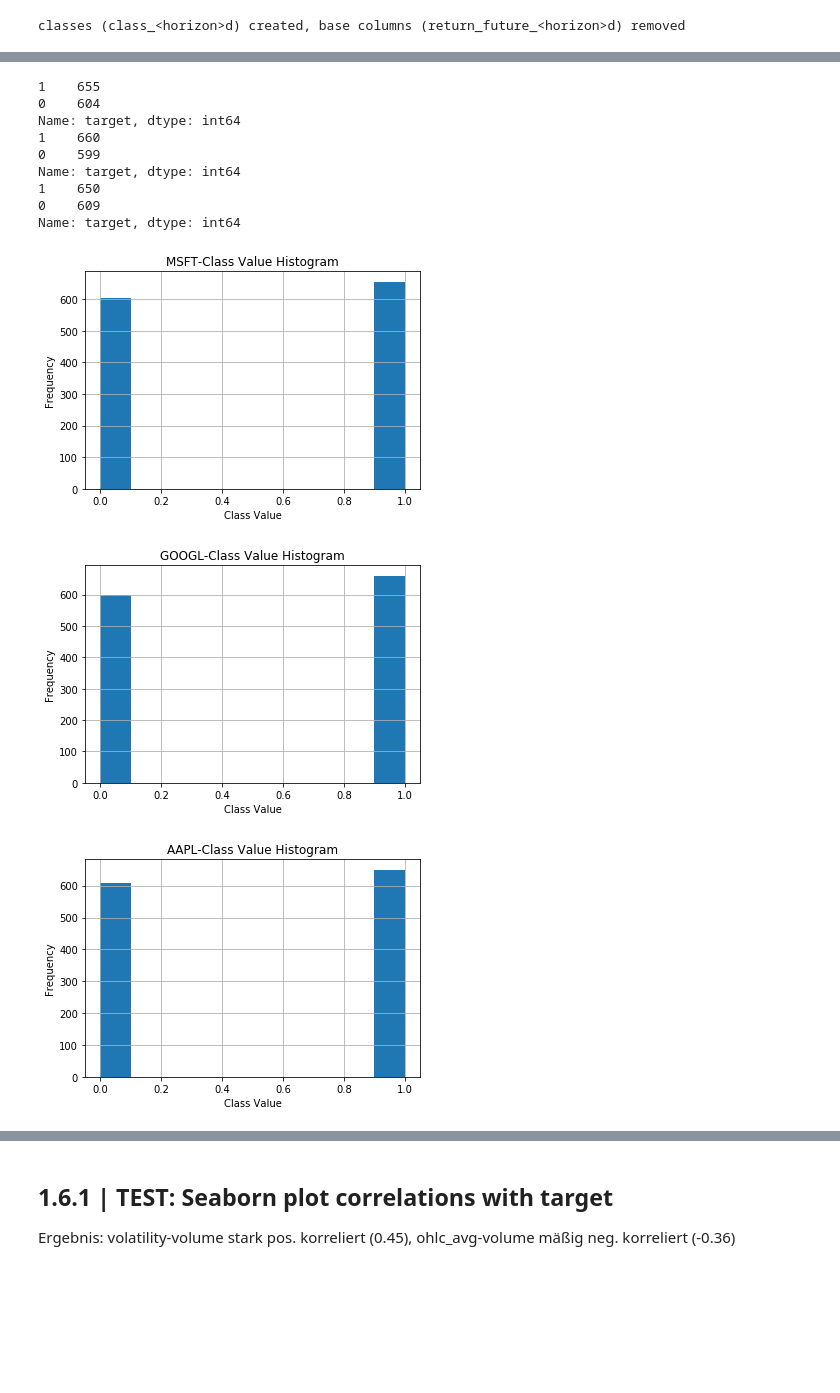
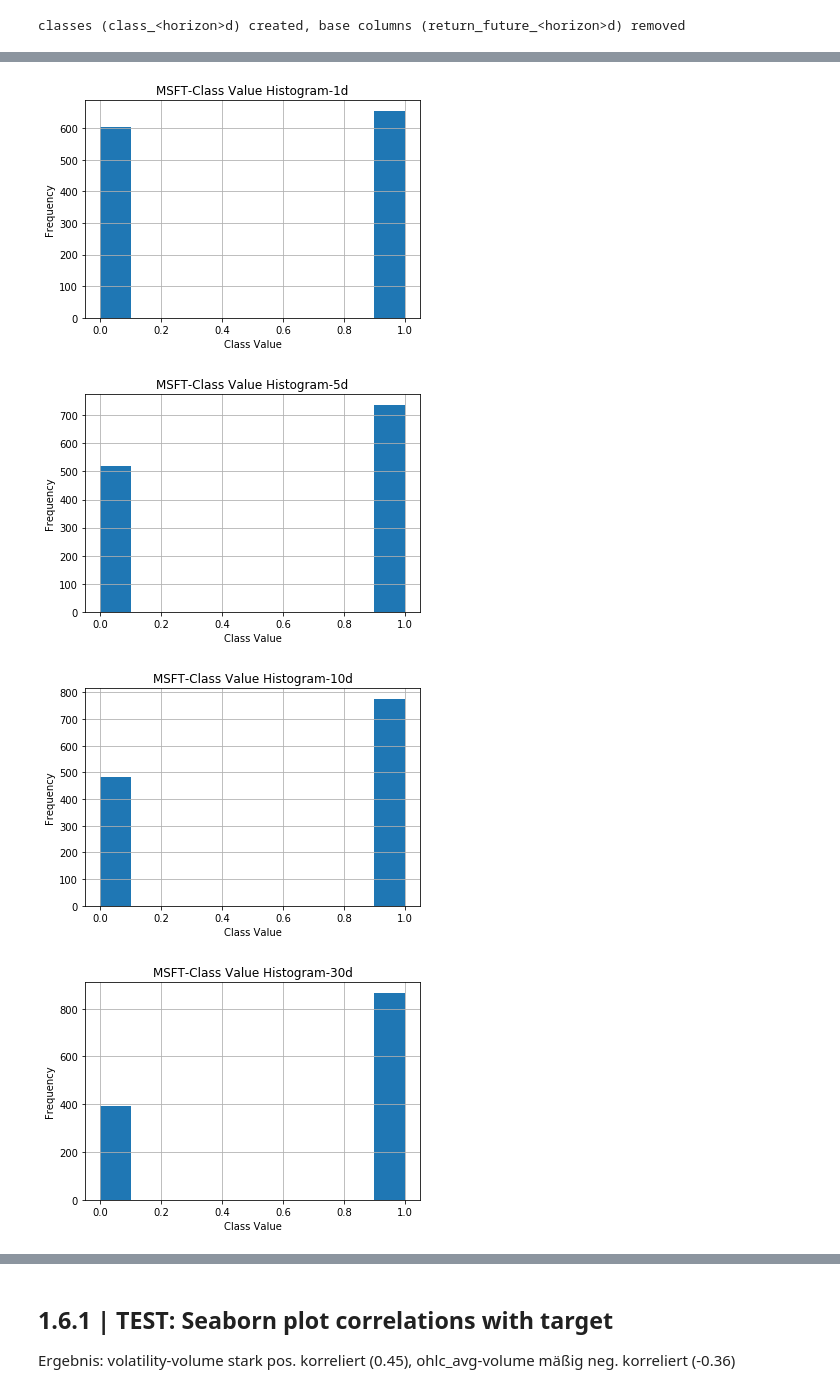
Before and after one commit to feschu/BSc-Thesis-ML, a Jupyter notebook: Evaluation of DT and RF Classifiers in the Financial Domain.ipynb, the cells around one changed output, grey strips where cells are left out. Cells and saved outputs as stored; diff of their text form; code cells hidden in the pictures; blank space fills up the shorter version.

Commit message:
Extended class balance check to iterate through time horizons and save each histogram to Azure repository

```diff
--- a/Evaluation of DT and RF Classifiers in the Financial Domain.ipynb
+++ b/Evaluation of DT and RF Classifiers in the Financial Domain.ipynb
@@ -213,7 +218,7 @@ anomaly_counter=124, or 1.41% of instances
 - Classes are defined for each time horizon to enable for later comparisons
 - Base columns, on which classes are built, are removed to prevent illegal future-peeking features
 # %%
-def define_targets(df, time_horizons=TIME_HORIZONS):
+def define_classes(df, time_horizons=TIME_HORIZONS):
     """
     Create target column in df: 1 means 'Yes, investor should buy stock', 0 means 'No, investor should not buy stock'.
     The assumed trading strategy here is, that the investor buy the stock on a given date and sells it after the horizon period.
@@ -226,17 +231,18 @@ def define_targets(df, time_horizons=TIME_HORIZONS):
         if class_name not in df.columns:
             df[class_name] = np.where(df[base_column_name] > 0, 1, 0)
             # Remove base column as it would be an illegal (future-peeking) feature
+        if base_column_name in df.columns:
             df = df.drop(columns=[base_column_name])
     return df
 
 
-df_MSFT = define_targets(df_MSFT)
-df_AAPL = define_targets(df_AAPL)
-df_GOOGL = define_targets(df_GOOGL)
-df_HP = define_targets(df_HP)
-df_IBM = define_targets(df_IBM)
-df_WU = define_targets(df_WU)
-df_XRX = define_targets(df_XRX)
+df_MSFT = define_classes(df_MSFT)
+df_AAPL = define_classes(df_AAPL)
+df_GOOGL = define_classes(df_GOOGL)
+df_HP = define_classes(df_HP)
+df_IBM = define_classes(df_IBM)
+df_WU = define_classes(df_WU)
+df_XRX = define_classes(df_XRX)
 
 print("classes (class_<horizon>d) created, base columns (return_future_<horizon>d) removed")
 # %% [output]
@@ -247,26 +253,28 @@ classes (class_<horizon>d) created, base columns (return_future_<horizon>d) remo
 # %%
-def check_class_balance(dataframes=[df_MSFT, df_AAPL, df_GOOGL]):
-    for df in dataframes:
-        print(df["target"].value_counts())
+def check_class_balance(df=df_MSFT, time_horizons=TIME_HORIZONS, verbose=VERBOSE, save_fig=SAVE_FIG):
+    for horizon in time_horizons:
+        class_name = "class_" + str(horizon) + "d"
+        if verbose is True:
+            print(df[class_name].value_counts())
+
         plt.figure()
-        df["target"].hist()
-        plt.xlabel('Class Value')
-        plt.ylabel('Frequency')
-        plt.title(df["Name"][0] + '-Class Value Histogram');
-        plt.savefig("./Plots/" + df["Name"][0] + "-Class-Balance-Histogram.jpeg")
+        df[class_name].hist()
+        plt.xlabel("Class Value")
+        plt.ylabel("Frequency")
+        plt.title(df["Name"][0] + "-Class Value Histogram-" + str(horizon) + "d")
+        if save_fig is True:
+            plt.savefig("./Plots/Class-Balance-Check/" + df["Name"][0] + "-Class-Balance-Histogram-" + str(horizon) + "d.jpeg")
 
 
-check_class_balance()
+check_class_balance(df_MSFT)
+check_class_balance(df_AAPL)
+check_class_balance(df_GOOGL)
+check_class_balance(df_HP)
+check_class_balance(df_IBM)
+check_class_balance(df_WU)
+check_class_balance(df_XRX)
 # %% [output]
-1    655
-0    604
-Name: target, dtype: int64
-1    660
-0    599
-Name: target, dtype: int64
-1    650
-0    609
-Name: target, dtype: int64
-[figure, old version]
+[figure, new version]
-[figure, old version]
+[figure, new version]
-[figure, old version]
+[figure, new version]
+[figure, added]
```
Also changed, not shown: parts of 5 cells of this notebook, 45 other files.
